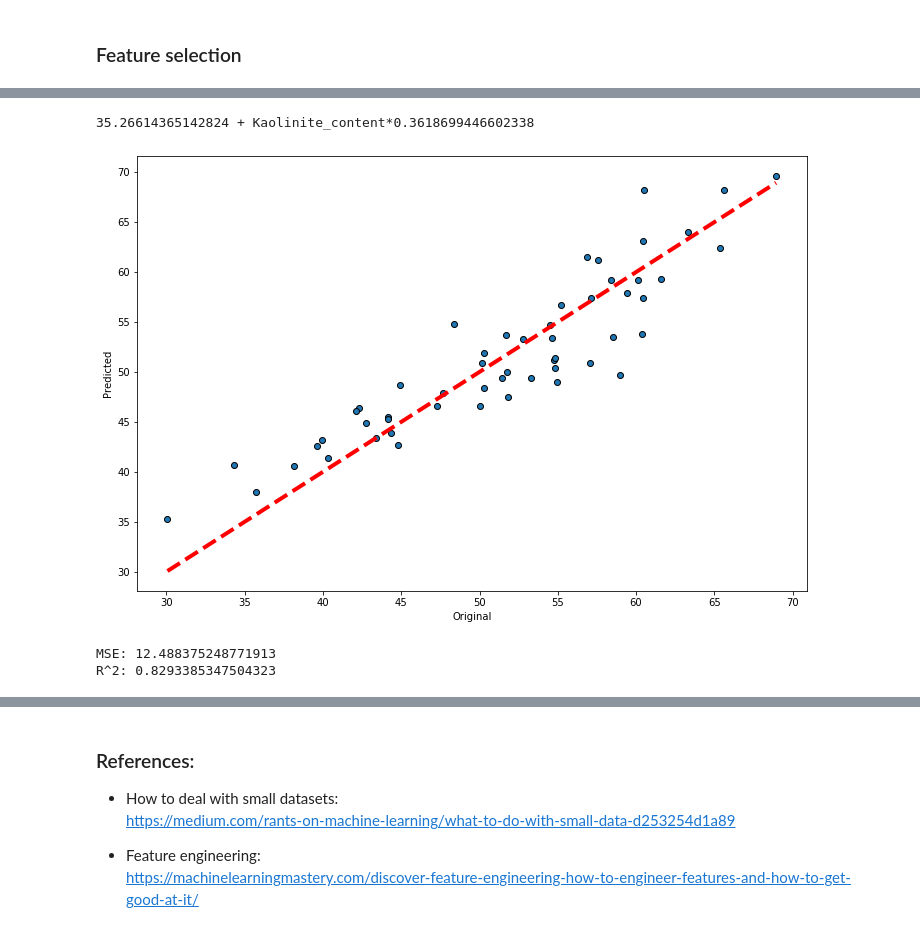
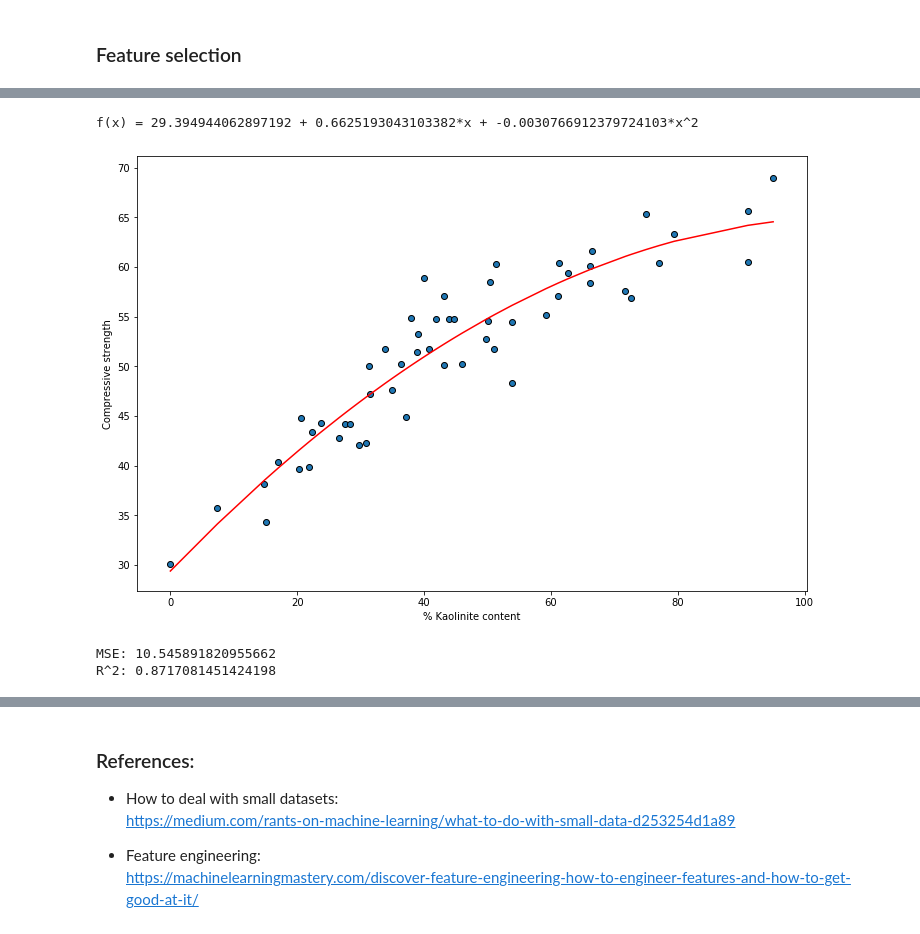
Before and after one commit to frblazquez/LC3, a Jupyter notebook: Project 2/lc3.ipynb, the cells around one changed output, grey strips where cells are left out. Cells and saved outputs as stored; diff of their text form; code cells hidden in the pictures.

Commit message:
lc3 compression strength regression models based on kaolinite content

```diff
--- a/Project 2/lc3.ipynb
+++ b/Project 2/lc3.ipynb
@@ -38,13 +46,26 @@ data.rename(columns = {'BET Specific surface (m2/g)':'BET_specific_surface'}, in
 # %% [markdown]
 ### Visualize data
 # %%
-# Take kaolinite and compression strength
+# Take kaolinite content
 x = data['Kaolinite_content'].values # (Pandas dataframe).values = numpy array
+
+# Take compression strengths
 y1  = data[ "1D"].values
 y3  = data[ "3D"].values
 y7  = data[ "7D"].values
 y28 = data["28D"].values
 y90 = data["90D"].values
+
+# Measures at 90 days have missing values
+x90 =   x[np.logical_not(np.isnan(y90))]
+y90 = y90[np.logical_not(np.isnan(y90))]
+
+# Take standard deviations
+#z1  = data[ "STD_1D"].values
+#z3  = data[ "STD_3D"].values
+#z7  = data[ "STD_7D"].values
+#z28 = data["STD_28D"].values
+#z90 = data["STD_90D"].values
 # %%
 # Show points using matplotlib.pyplot library
 fig, ax = plt.subplots(figsize=(12, 8))
@@ -182,23 +263,26 @@ corr_matrix.style.applymap(highlight_high_correlations)
+# %%
+# Kaolinite content, (Kaolinite content)^2
+x_2   = np.array([x, x*x]).T
+x90_2 = np.array([x90,x90*x90]).T
 # %%
 def leave_one_out_validation(X, y, model=LinearRegression()):
-    model.fit(X, y)  # train it
+    # Train and show the model
+    model.fit(X, y)
 
-    #for f in range(len(feature_cols)):
-    #    print("{0} * {1} + ".format(model.coef_[f], feature_cols[f]))
-    print(str(model.intercept_) + ' + Kaolinite_content*' + str(model.coef_[1]))
+    # This could be generalized but degree n >= 3 leads to overfitting!
+    print('f(x) = {0} + {1}*x + {2}*x^2'.format(model.intercept_, model.coef_[0], model.coef_[1]))
 
-    # get the list of predictions obtained while validating
-    #predicted = cross_val_predict(model, X, y, cv=LeaveOneOut())
-    predicted = model.predict(X)
+    # Get the list of predictions obtained while validating
+    predicted = cross_val_predict(model, X, y, cv=LeaveOneOut())
 
     # Plot the results
     fig, ax = plt.subplots(figsize=(12, 8))
-    ax.scatter(y, predicted, edgecolors=(0, 0, 0))
-    ax.plot([min(y), max(y)], [min(y), max(y)], 'r--', lw=4)
-    ax.set_xlabel('Original')
-    ax.set_ylabel('Predicted')
+    ax.plot(X[:,0], np.dot(X,model.coef_) + model.intercept_,'r-')
+    ax.scatter(X[:,0], y, edgecolors=(0, 0, 0))
+    ax.set_xlabel('% Kaolinite content')
+    ax.set_ylabel('Compressive strength')
     plt.show()
 
-    # Mean squared_error
+    # Metrics for the model
     print("MSE: {}".format(mean_squared_error(y, predicted)))
     print("R^2: {}".format(model.score(X,y)))
@@ -209,7 +317,7 @@ x = np.c_[np.ones(x.shape[0]), x]
 # %%
-leave_one_out_validation(x[:54], y90[:54])
+leave_one_out_validation(x90_2, y90)
 # %% [output]
-35.26614365142824 + Kaolinite_content*0.3618699446602338
+f(x) = 29.394944062897192 + 0.6625193043103382*x + -0.0030766912379724103*x^2
-[figure, old version]
+[figure, new version]
-MSE: 12.488375248771913
-R^2: 0.8293385347504323
+MSE: 10.545891820955662
+R^2: 0.8717081451424198
```
Also changed, not shown: parts of 30 cells of this notebook.
